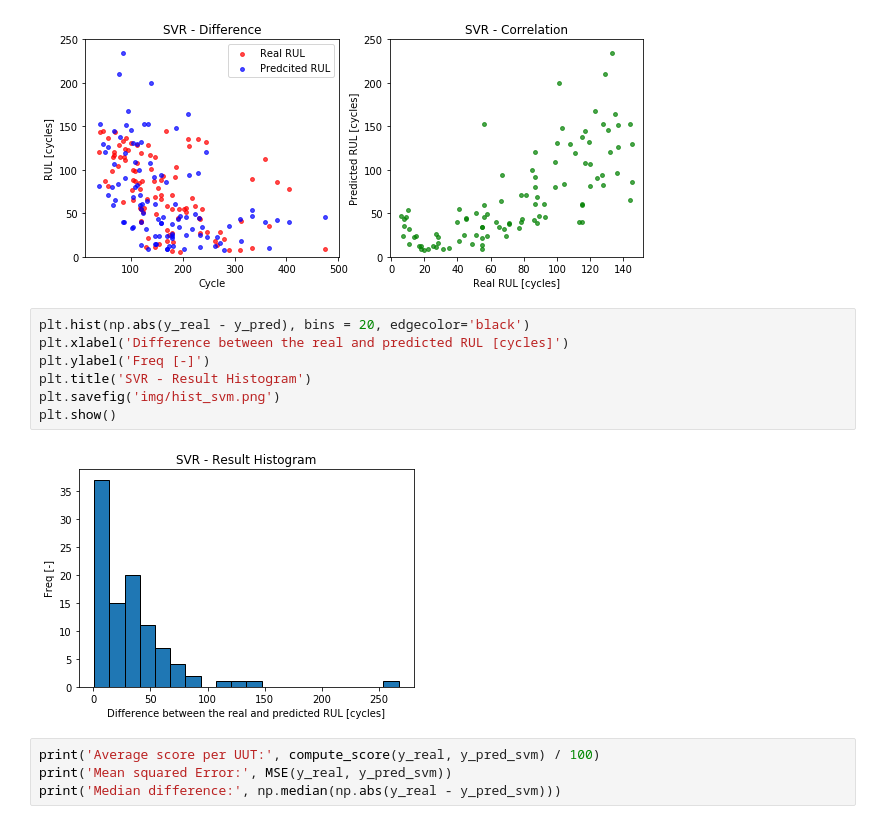
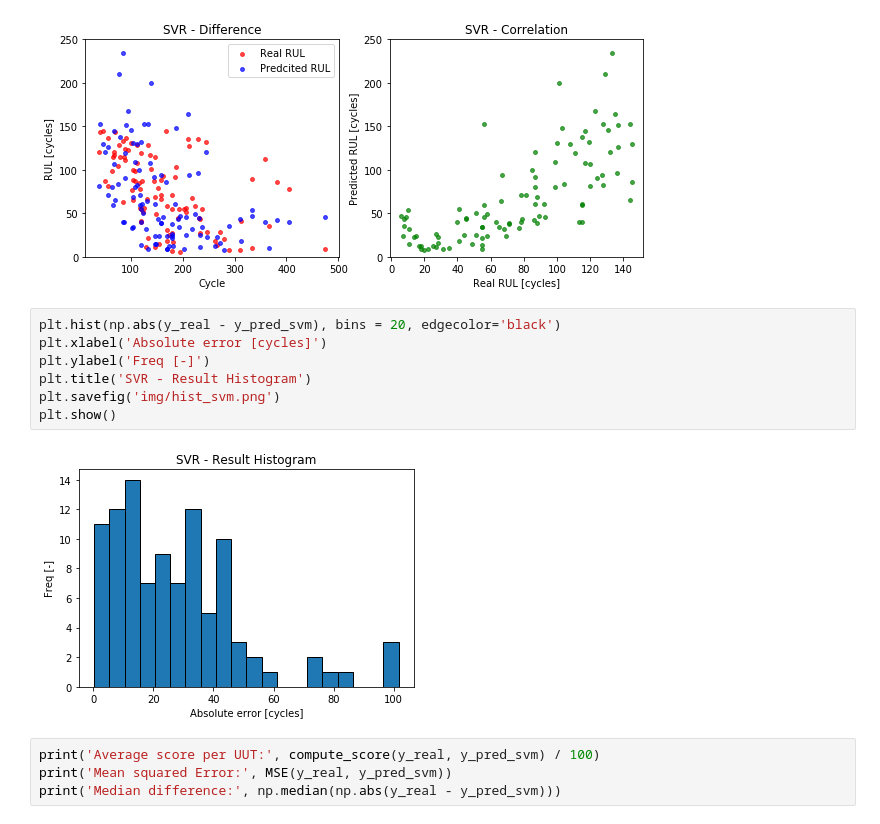
Before and after one commit to jancervenka/turbofan_failure, a Jupyter notebook: turbofan.ipynb, the cells around one changed output. Cells and saved outputs as stored; diff of their text form.

```diff
--- a/turbofan.ipynb
+++ b/turbofan.ipynb
@@ -188,14 +188,14 @@ plt.show()
 # %% [output]
 [figure]
 # %%
-plt.hist(np.abs(y_real - y_pred), bins = 20, edgecolor='black')
-plt.xlabel('Difference between the real and predicted RUL [cycles]')
+plt.hist(np.abs(y_real - y_pred_svm), bins = 20, edgecolor='black')
+plt.xlabel('Absolute error [cycles]')
 plt.ylabel('Freq [-]')
 plt.title('SVR - Result Histogram')
 plt.savefig('img/hist_svm.png')
 plt.show()
 # %% [output]
-[figure, old version]
+[figure, new version]
 # %%
 print('Average score per UUT:', compute_score(y_real, y_pred_svm) / 100)
 print('Mean squared Error:', MSE(y_real, y_pred_svm))
```
Also changed, not shown: parts of 2 cells of this notebook, 4 other files.
